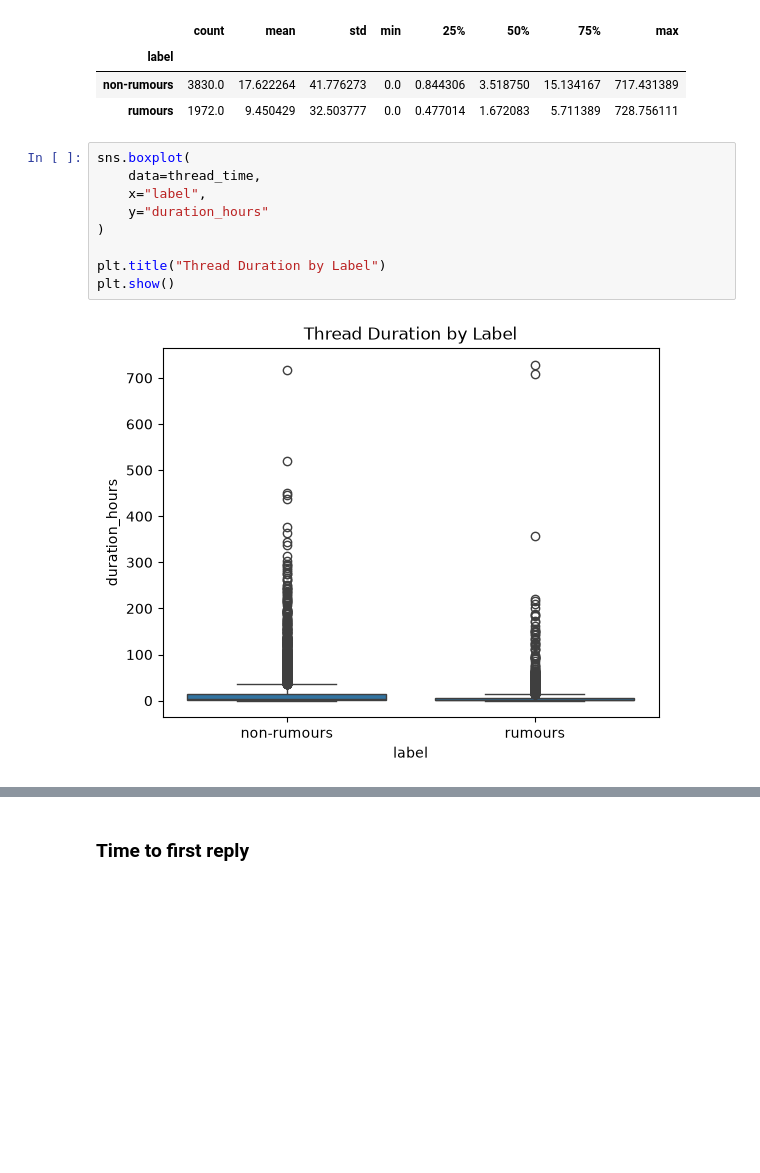
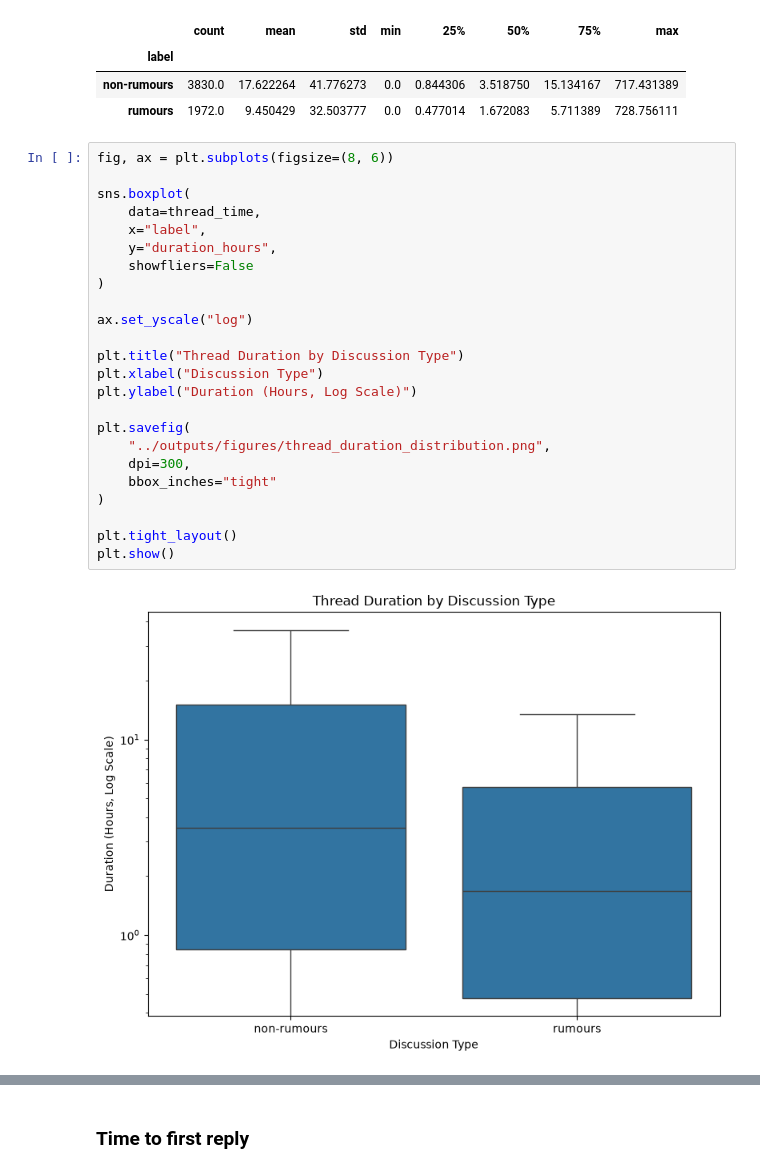
Before and after one commit to jakianowshin/mrp_misinformation, a Jupyter notebook: EDA/pheme_mrp/notebooks/pheme_eda.ipynb, the cells around one changed output, grey strips where cells are left out. Saved outputs shown, nothing was run; the diff lists cells and outputs as text; blank space fills up the shorter version.

```diff
--- a/EDA/pheme_mrp/notebooks/pheme_eda.ipynb
+++ b/EDA/pheme_mrp/notebooks/pheme_eda.ipynb
@@ -187,14 +187,29 @@ thread_time.groupby("label")["duration_hours"].describe()
 | label |  |  |  |  |  |  |  |  |
 | non-rumours | 3830.0 | 17.622264 | 41.776273 | 0.0 | 0.844306 | 3.518750 | 15.134167 | 717.431389 |
 | rumours | 1972.0 | 9.450429 | 32.503777 | 0.0 | 0.477014 | 1.672083 | 5.711389 | 728.756111 |
-# %%
-sns.boxplot(
-    data=thread_time,
-    x="label",
-    y="duration_hours"
-)
-
-plt.title("Thread Duration by Label")
-plt.show()
-# %% [output]
-[figure, removed]
+# %%
+fig, ax = plt.subplots(figsize=(8, 6))
+
+sns.boxplot(
+    data=thread_time,
+    x="label",
+    y="duration_hours",
+    showfliers=False
+)
+
+ax.set_yscale("log")
+
+plt.title("Thread Duration by Discussion Type")
+plt.xlabel("Discussion Type")
+plt.ylabel("Duration (Hours, Log Scale)")
+
+plt.savefig(
+    "../outputs/figures/thread_duration_distribution.png",
+    dpi=300,
+    bbox_inches="tight"
+)
+
+plt.tight_layout()
+plt.show()
+# %% [output]
+[figure, added]
```
Also changed, not shown: parts of 7 cells of this notebook, 5 other files.
